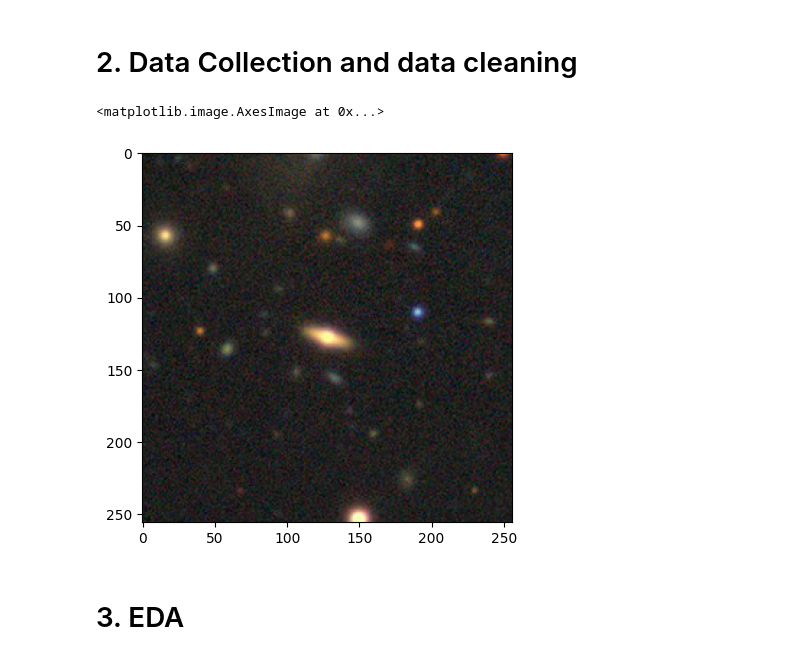
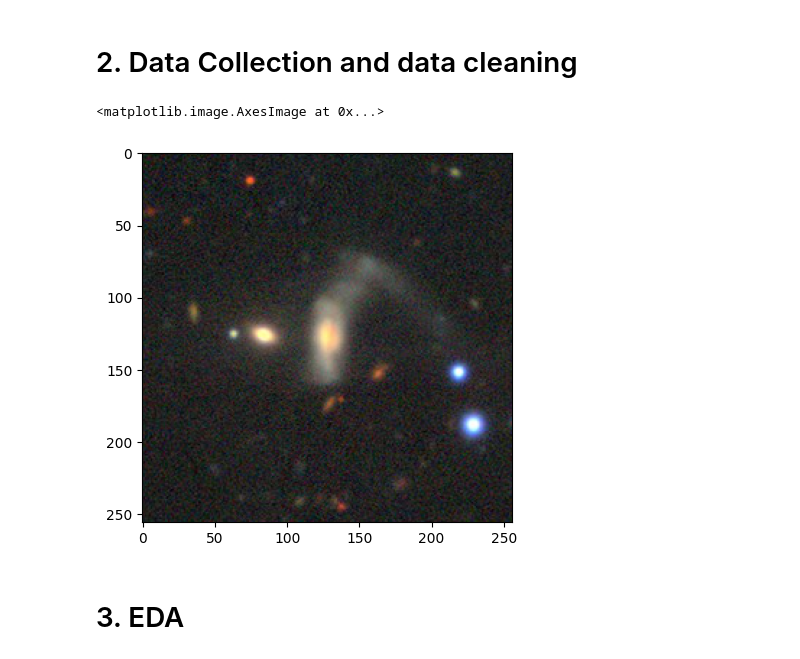
Before and after one commit to JayUpadhyayCS/IncomePrediction, a Jupyter notebook: Final.ipynb, the cells around one changed output. Cells and saved outputs as stored; diff of their text form; code cells hidden in the pictures.

```diff
--- a/Final.ipynb
+++ b/Final.ipynb
@@ -36,15 +33,15 @@ labels = utils.to_categorical(labels, 10)
 # %%
 rand_list=[]
 
 for i in range(5):
     rand_list.append(random.randint(0,images.shape[0]))
 rand_list
-plt.imshow(images[rand_list[0]])
+plt.imshow(images[0])
 # for x in rand_list:
 #     plt.imshow(images[x])
 # %% [output]
 <matplotlib.image.AxesImage at 0x...>
-[figure, old version]
+[figure, new version]
 # %% [markdown]
 # 3. EDA
 # %%
```
Also changed, not shown: parts of 7 cells of this notebook, 1 other file.
